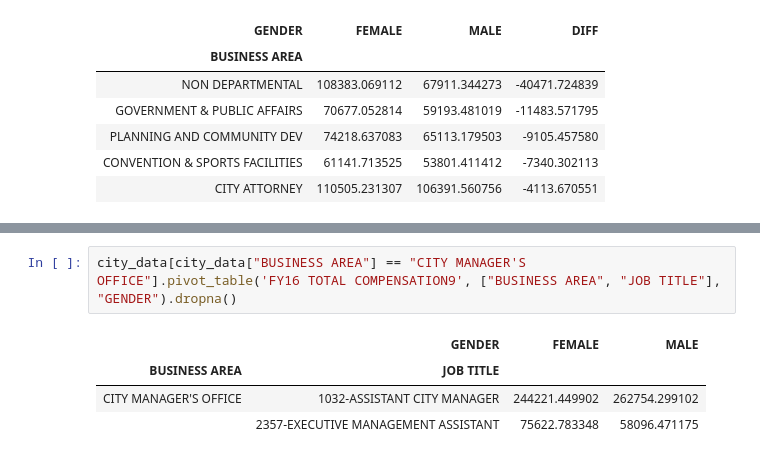
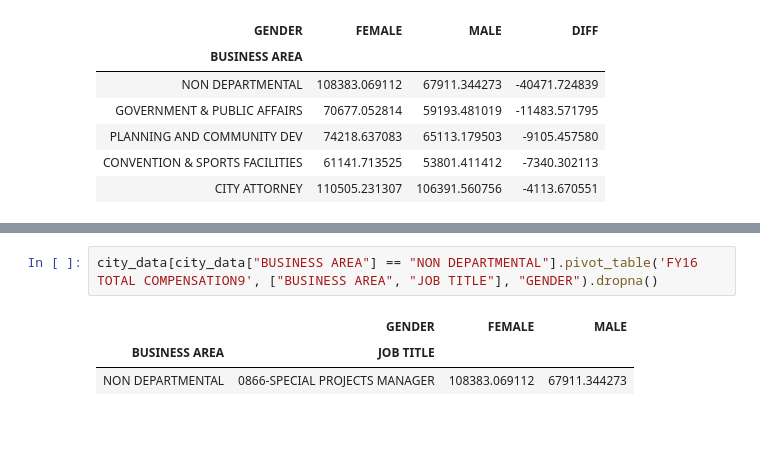
Before and after one commit to guedanie/SA-CITY-DATA, a Jupyter notebook: FY16_sa_city_compensation.ipynb, the cells around one changed output, grey strips where cells are left out. Saved outputs shown, nothing was run; the diff lists cells and outputs as text; blank space fills up the shorter version.

```diff
--- a/FY16_sa_city_compensation.ipynb
+++ b/FY16_sa_city_compensation.ipynb
@@ -349,9 +349,8 @@ city_data.head()
 | 3 | 4 | ERIK | J | WALSH | 34491 | 235014.26 | 223656.70 | ... |
 | 4 | 5 | CHARLES | N. | HOOD | 39188 | 202562.62 | 197723.57 | ... |
 # %%
-city_data[city_data["BUSINESS AREA"] == "CITY MANAGER'S OFFICE"].pivot_table('FY16 TOTAL COMPENSATION9', ["BUSINESS AREA", "JOB TITLE"], "GENDER").dropna()
+city_data[city_data["BUSINESS AREA"] == "NON DEPARTMENTAL"].pivot_table('FY16 TOTAL COMPENSATION9', ["BUSINESS AREA", "JOB TITLE"], "GENDER").dropna()
 # %% [output]
 |  | GENDER | FEMALE | MALE |
 | BUSINESS AREA | JOB TITLE |  |  |
-| CITY MANAGER'S OFFICE | 1032-ASSISTANT CITY MANAGER | 244221.449902 | 262754.299102 |
-|  | 2357-EXECUTIVE MANAGEMENT ASSISTANT | 75622.783348 | 58096.471175 |
+| NON DEPARTMENTAL | 0866-SPECIAL PROJECTS MANAGER | 108383.069112 | 67911.344273 |
```
Also changed, not shown: parts of 2 cells of this notebook.
